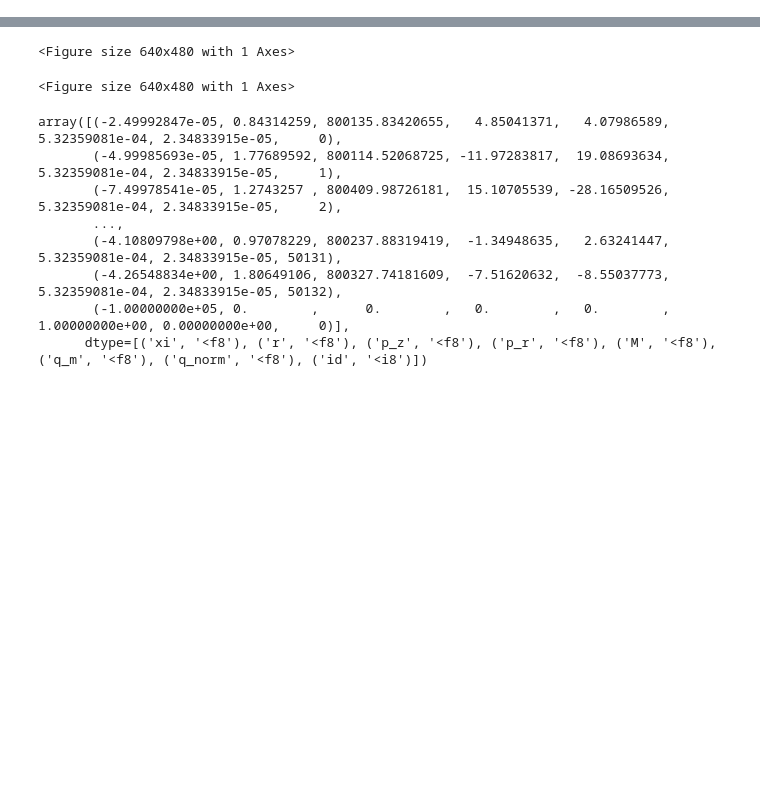
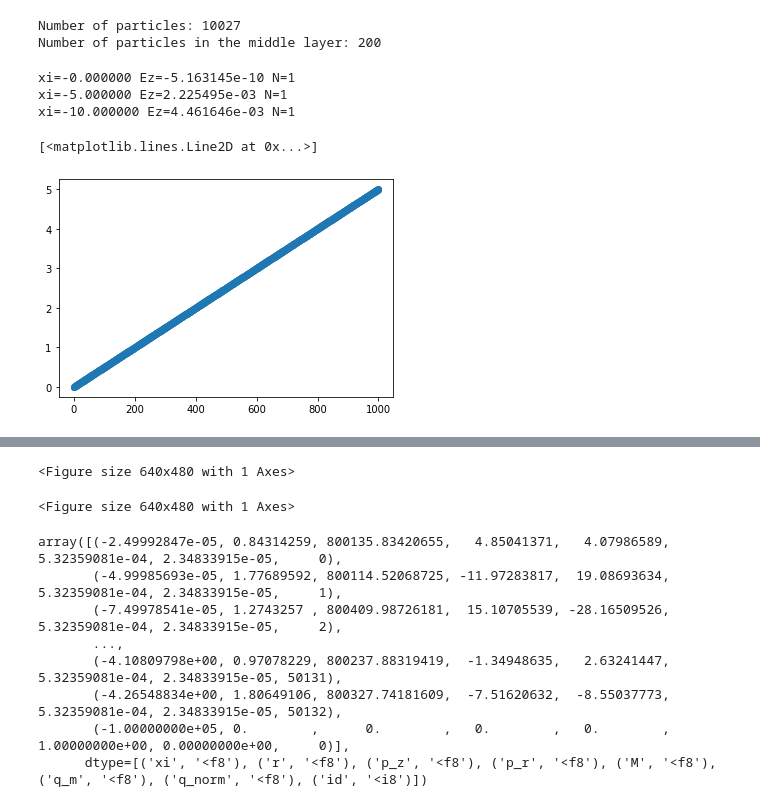
Before and after one commit to lcodePy-team/lcodePy, a Jupyter notebook: t-step-test-2d.ipynb, the cells around one changed output, grey strips where cells are left out. Cells and saved outputs as stored; diff of their text form; code cells hidden in the pictures; blank space fills up the shorter version.

```diff
--- a/t-step-test-2d.ipynb
+++ b/t-step-test-2d.ipynb
@@ -85,0 +66,26 @@ xi=-29.000000 Ez=4.554806e-03 N=1
+# %%
+beam = make_beam(config=config, xi_distr=xi_distr, r_distr=r_distr, ang_distr=angle_distr, pz_distr=pz_distr,
+                     Ipeak_kA=Ipeak_kA, q_m=1/m_proton)
+particle_dtype = np.dtype([('xi', 'f8'), ('r', 'f8'), ('p_z', 'f8'), ('p_r', 'f8'), ('M', 'f8'), ('q_m', 'f8'),
+                           ('q_norm', 'f8'), ('id', 'i8')])
+beam = np.array(list(map(tuple, beam.to_numpy())), dtype=particle_dtype)
+
+_beam = BeamSlice(beam.size, beam)
+beam_source = MemoryBeamSource(_beam) #TODO mpi_beam_source
+beam_drain = MemoryBeamDrain()
+# %% [output]
+Number of particles: 10027
+Number of particles in the middle layer: 200
+# %%
+fields, particles = init_plasma(config)
+# %%
+particles, fields = PAS.step_dt(particles, fields, beam_source, beam_drain, 0)
+# %% [output]
+xi=-0.000000 Ez=-5.163145e-10 N=1
+xi=-5.000000 Ez=2.225495e-03 N=1
+xi=-10.000000 Ez=4.461646e-03 N=1
+# %%
+plt.plot(particles.r, 'o')
+# %% [output]
+[<matplotlib.lines.Line2D at 0x...>]
+[figure, added]
```
Also changed, not shown: parts of 4 cells of this notebook, 3 other files.
